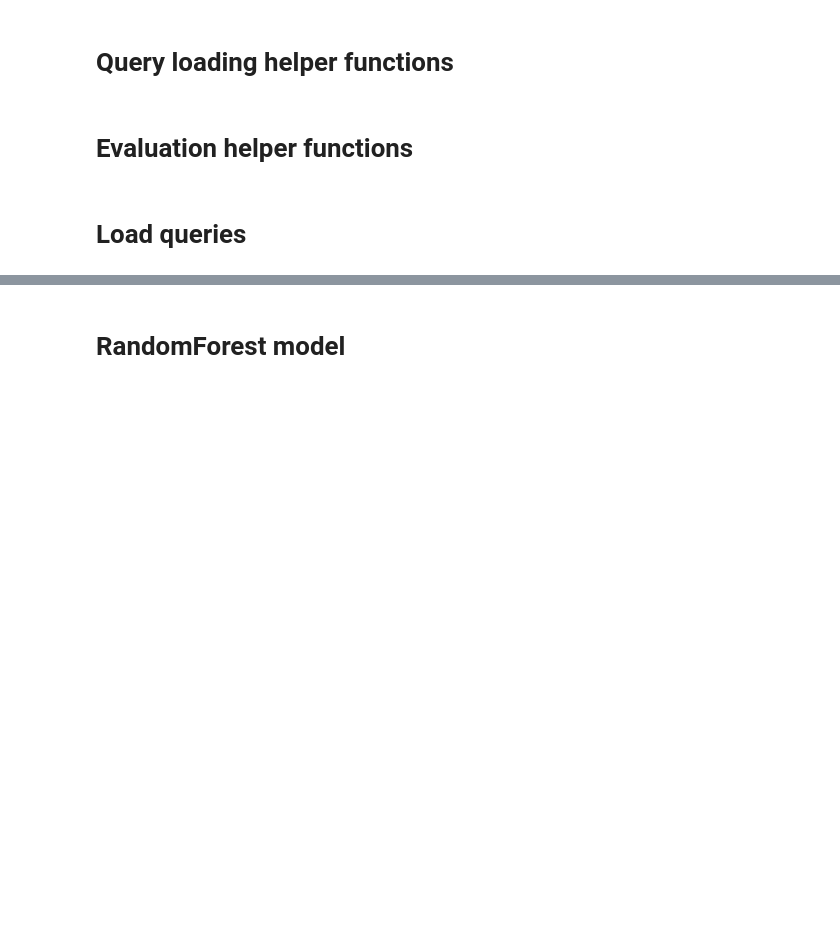
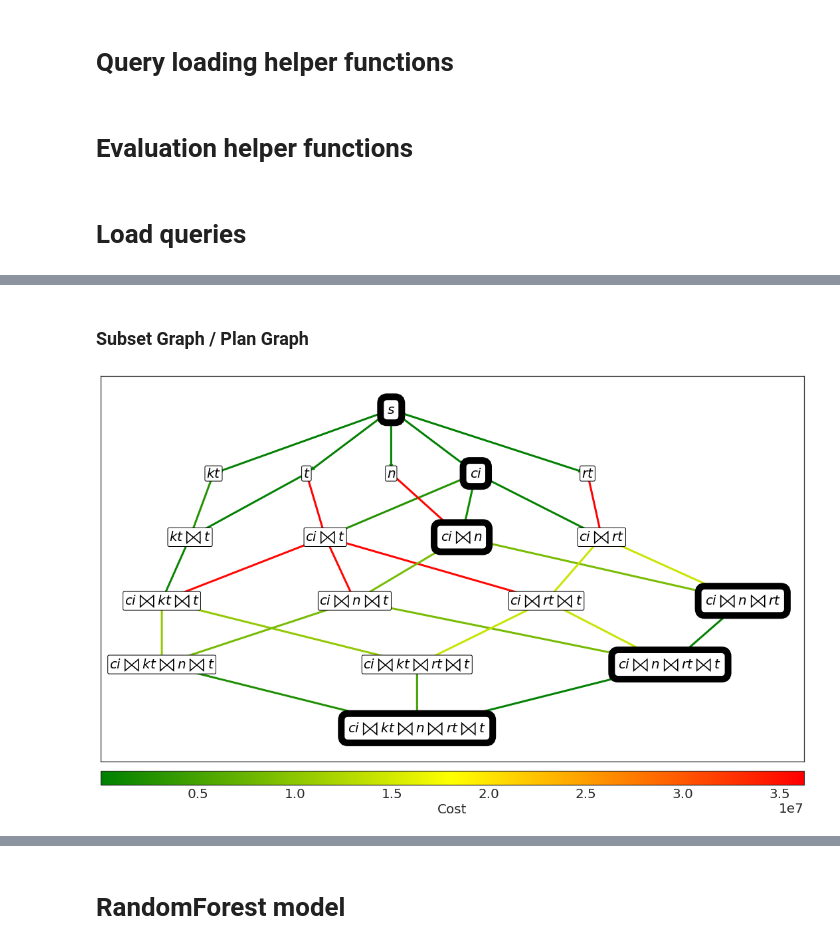
Before and after one commit to learnedsystems/CEB, a Jupyter notebook: mlsys-1.ipynb, the cells around one changed output, grey strips where cells are left out. Cells and saved outputs as stored; diff of their text form; code cells hidden in the pictures; blank space fills up the shorter version.

```diff
--- a/mlsys-1.ipynb
+++ b/mlsys-1.ipynb
@@ -112,0 +178,22 @@ Loaded 1256 training queries, 621 validation queries, 1260 test queries
+# %% [markdown]
+### Subset Graph / Plan Graph
+# %%
+# copying, because we will do changes to it for visualizing, such as adding a source node.
+from cardinality_estimation.algs import TrueCardinalities
+
+subsetg = copy.deepcopy(qrep["subset_graph"])
+subsetg = subsetg.reverse()
+
+nodes = list(subsetg.nodes())
+nodes.sort(key=lambda x: len(x))
+final_node = nodes[-1]
+
+true_alg = TrueCardinalities()
+y = true_alg.test([qrep])[0]
+
+fig, ax = plt.subplots(1,1,figsize=(15,10))
+draw_plan_graph(subsetg, y, "C", ax=ax, source_node=SOURCE_NODE,
+               final_node=final_node, font_size=20, width=.0, edge_color=None,
+               bold_opt_path=True)
+# %% [output]
+[figure, added]
```
Also changed, not shown: parts of 27 cells of this notebook, 2 other files.
